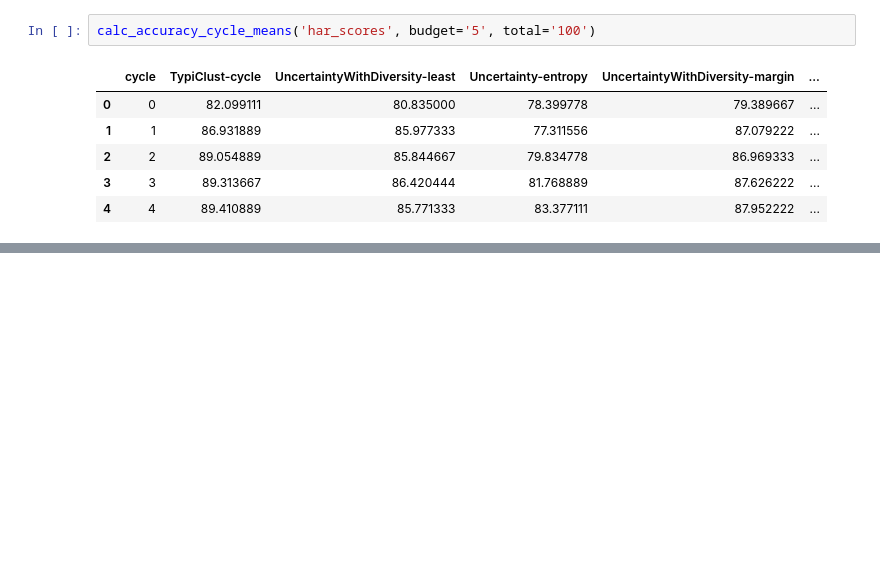
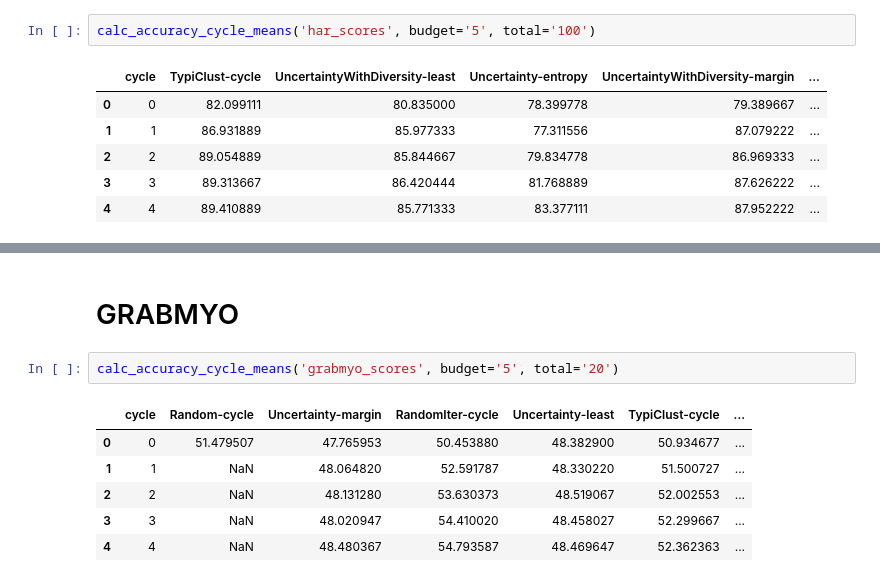
Before and after one commit to samueljacsev/TSCIL-AL, a Jupyter notebook: result/process_accs.ipynb, the cells around one changed output, grey strips where cells are left out. Saved outputs shown, nothing was run; the diff lists cells and outputs as text; blank space fills up the shorter version.

```diff
--- a/result/process_accs.ipynb
+++ b/result/process_accs.ipynb
@@ -134,0 +170,11 @@ calc_accuracy_cycle_means('har_scores', budget='5', total='200')
+# %% [markdown]
+# GRABMYO
+# %%
+calc_accuracy_cycle_means('grabmyo_scores', budget='5', total='20')
+# %% [output]
+|  | cycle | Random-cycle | Uncertainty-margin | RandomIter-cycle | Uncertainty-least | TypiClust-cycle | ... |
+| 0 | 0 | 51.479507 | 47.765953 | 50.453880 | 48.382900 | 50.934677 | ... |
+| 1 | 1 | NaN | 48.064820 | 52.591787 | 48.330220 | 51.500727 | ... |
+| 2 | 2 | NaN | 48.131280 | 53.630373 | 48.519067 | 52.002553 | ... |
+| 3 | 3 | NaN | 48.020947 | 54.410020 | 48.458027 | 52.299667 | ... |
+| 4 | 4 | NaN | 48.480367 | 54.793587 | 48.469647 | 52.362363 | ... |
```
Also changed, not shown: parts of 11 cells of this notebook.
